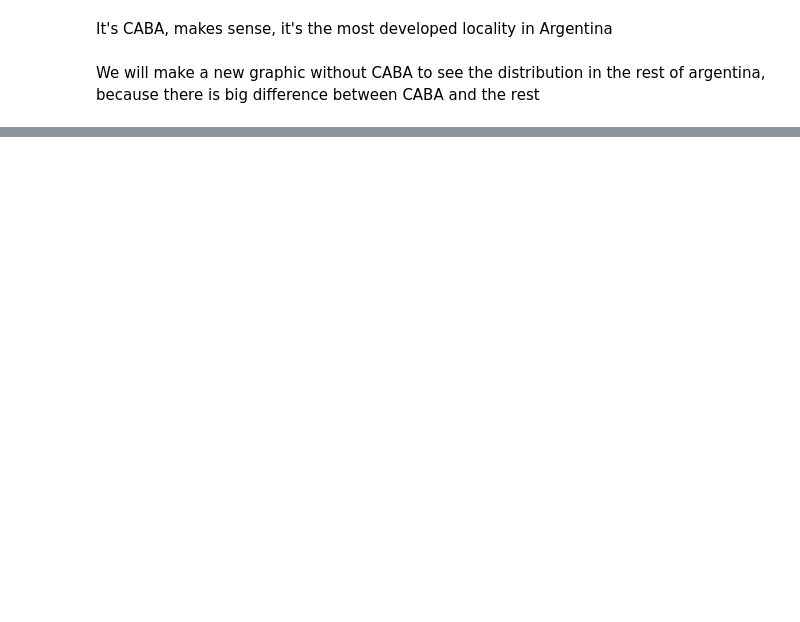
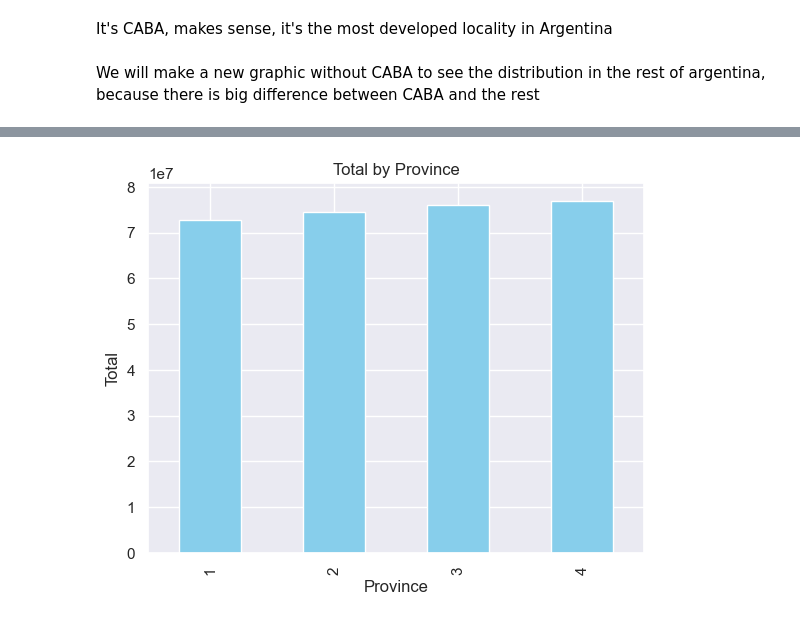
Before and after one commit to pablorobba/Data_Analyst_Telecomunication_project, a Jupyter notebook: 2 - EDA.ipynb, the cells around one changed output, grey strips where cells are left out. Saved outputs shown, nothing was run; the diff lists cells and outputs as text; code cells hidden in the pictures; blank space fills up the shorter version.

```diff
--- a/2 - EDA.ipynb
+++ b/2 - EDA.ipynb
@@ -450,0 +594,10 @@ We will make a new graphic without CABA to see the distribution in the rest of a
+# %%
+by_quarter.plot(kind='bar', color='skyblue')
+
+plt.xlabel('Province')
+plt.ylabel('Total')
+plt.title('Total by Province')
+
+plt.show()
+# %% [output]
+[figure, added]
```
Also changed, not shown: parts of 44 cells of this notebook, 2 other files.
